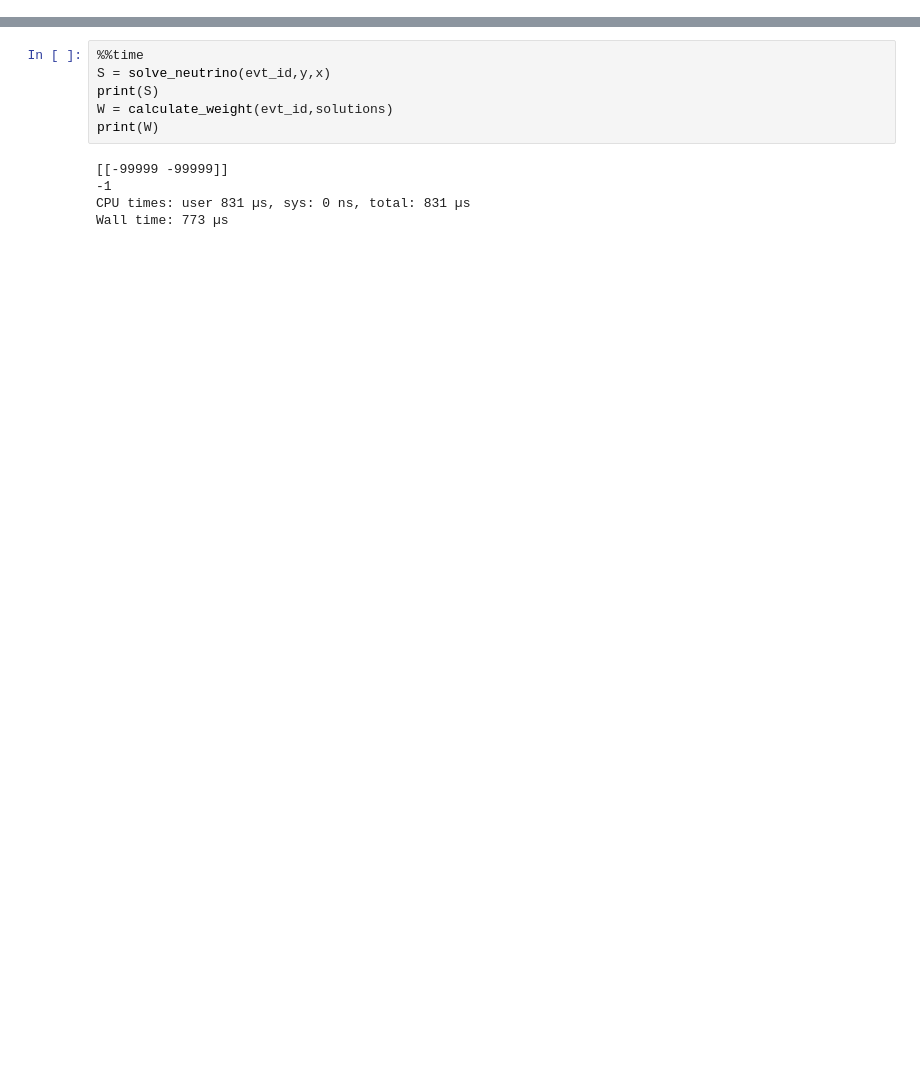
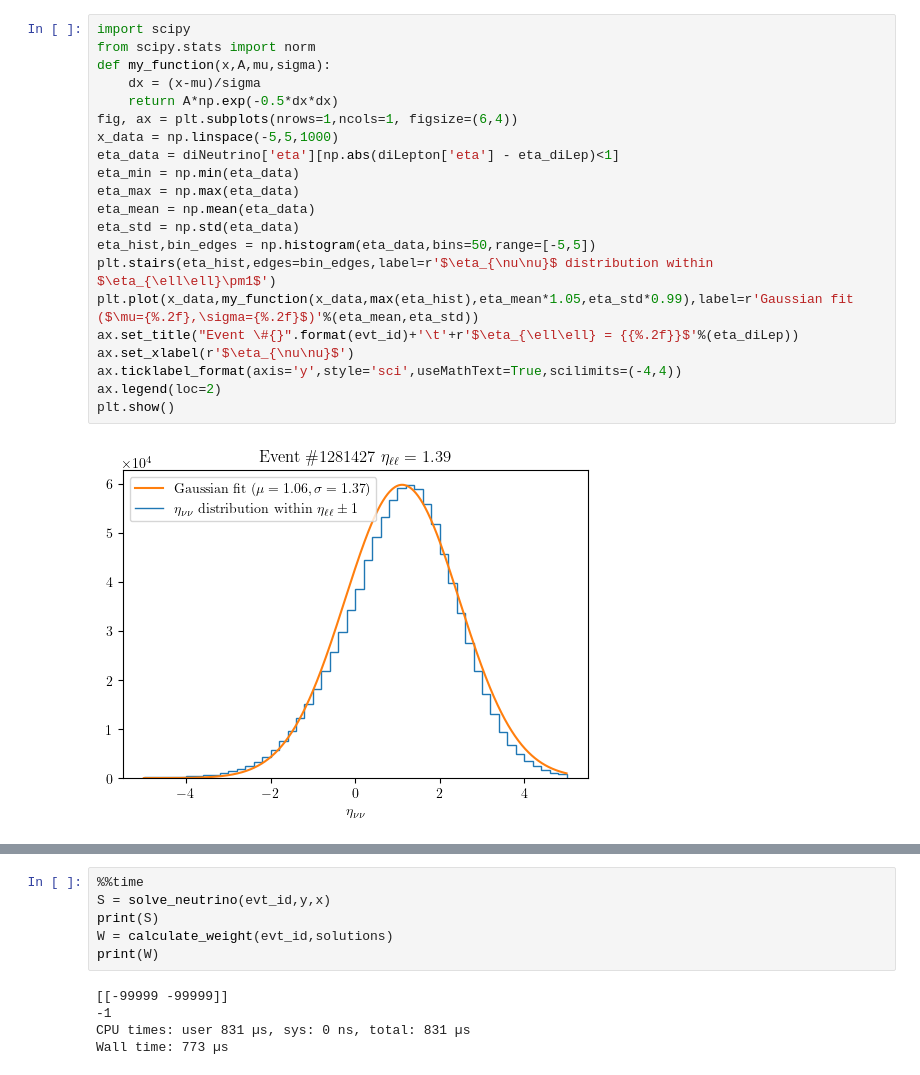
Before and after one commit to SiangYuan-Lin/Bell-Inequality-study, a Jupyter notebook: Neutrino_weighting.ipynb, the cells around one changed output, grey strips where cells are left out. Saved outputs shown, nothing was run; the diff lists cells and outputs as text; blank space fills up the shorter version.

```diff
--- a/Neutrino_weighting.ipynb
+++ b/Neutrino_weighting.ipynb
@@ -0,0 +828,23 @@
+# %%
+import scipy
+from scipy.stats import norm
+def my_function(x,A,mu,sigma):
+    dx = (x-mu)/sigma
+    return A*np.exp(-0.5*dx*dx)
+fig, ax = plt.subplots(nrows=1,ncols=1, figsize=(6,4))
+x_data = np.linspace(-5,5,1000)
+eta_data = diNeutrino['eta'][np.abs(diLepton['eta'] - eta_diLep)<1]
+eta_min = np.min(eta_data)
+eta_max = np.max(eta_data)
+eta_mean = np.mean(eta_data)
+eta_std = np.std(eta_data)
+eta_hist,bin_edges = np.histogram(eta_data,bins=50,range=[-5,5])
+plt.stairs(eta_hist,edges=bin_edges,label=r'$\eta_{\nu\nu}$ distribution within $\eta_{\ell\ell}\pm1$')
+plt.plot(x_data,my_function(x_data,max(eta_hist),eta_mean*1.05,eta_std*0.99),label=r'Gaussian fit ($\mu={%.2f},\sigma={%.2f}$)'%(eta_mean,eta_std))
+ax.set_title("Event \#{}".format(evt_id)+'\t'+r'$\eta_{\ell\ell} = {{%.2f}}$'%(eta_diLep))
+ax.set_xlabel(r'$\eta_{\nu\nu}$')
+ax.ticklabel_format(axis='y',style='sci',useMathText=True,scilimits=(-4,4))
+ax.legend(loc=2)
+plt.show()
+# %% [output]
+[figure, added]
```
Also changed, not shown: parts of 85 cells of this notebook, 10 other files.
